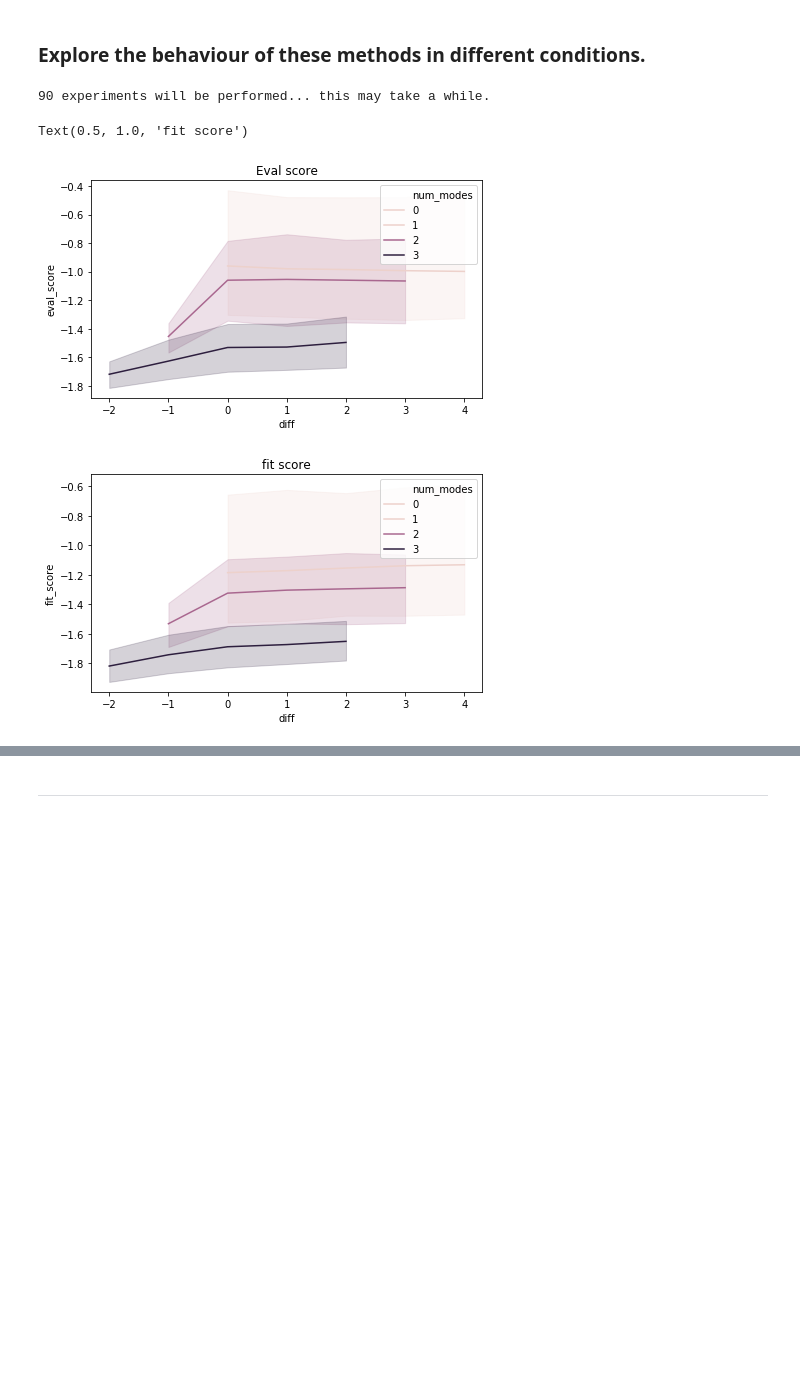
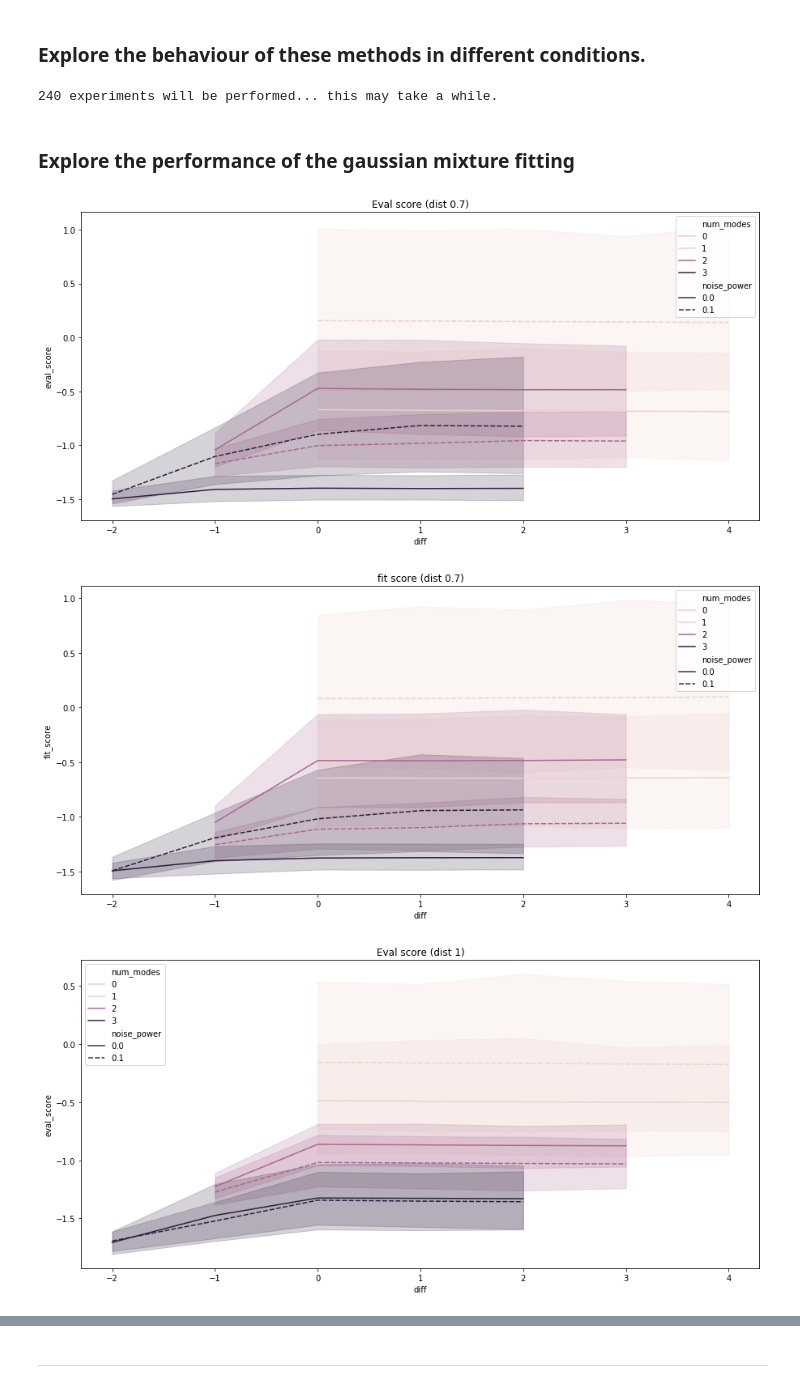
Before and after one commit to matiasdm/notes-on-deep-learning, a Jupyter notebook: notebooks/GaussianMixtureExtimation.ipynb, the cells around one changed output, grey strips where cells are left out. Drawn from its saved outputs; the diff is of its cells as text; code cells hidden in the pictures; blank space fills up the shorter version.

Commit message:
finish playing with the gaussian mixture model

```diff
--- a/notebooks/GaussianMixtureExtimation.ipynb
+++ b/notebooks/GaussianMixtureExtimation.ipynb
@@ -24,7 +24,7 @@ num_modes = 3  # number of modes in the data
 distance = 1  # min distance between the modes (the distance is with respect to the sdt., e.g., dist = 1 means a std)
 sigma = 1  # orther of magnitude for the std of each mode (the actual values are random, this sets only a order of magnitude)
 n = 1000  # number of observations for fitting/training (the number of test samples is large and fixed)
-noise_power = .5  # to the modes, a background of noise uniformly samples is added, this set the power.
+noise_power = .15  # to the modes, a background of noise uniformly samples is added, this set the power.
 # E.g. .9 means that 90% of the data is noise
 
 # Run the cells where "Experiment" class is defined prioir running this cell.
@@ -48,22 +48,21 @@ from tqdm import tqdm
 
 modes = [1,2,3]
 sigmas = [1]
-dists = [1]
-power_levels = [0, .15, .3]
+dists = [.7,1,1.3,2]
+power_levels = [0, .1]
 num_runs = 10
 n = 500
 
 print('{} experiments will be performed... this may take a while.'.format(len(modes)*len(sigmas)*len(dists)*len(power_levels)*num_runs))
 
-results = pd.DataFrame()
-
+results_gaussian = pd.DataFrame()
 for num_modes in tqdm(modes):
     for sigma in sigmas:
         for dist in dists:
             for power in power_levels:
                 for run in range(num_runs):
                     # Run the cells where "Experiment" class is defined prioir running this cell.
-                    experiment = Experiment(num_modes=num_modes, distance=dist, sigma=sigma, n=n, noise_power=noise_power)  # Init
+                    experiment = Experiment(num_modes=num_modes, distance=dist, sigma=sigma, n=n, noise_power=power)  # Init
                     experiment.simulate_data(verbose=0)
 
                     k_min = np.max([1, num_modes-3])
@@ -76,9 +75,27 @@ for num_modes in tqdm(modes):
 
                         new_result = pd.DataFrame({'num_modes':[num_modes], 'sigma':[sigma], 'dist':[dist], 'noise_power':[power],
                                                    'diff':[k-num_modes], 'fit_score':[fit_score], 'eval_score':[eval_score], 'run':[run]})
-                        results = pd.concat([results, new_result], ignore_index = True)
+                        results_gaussian = pd.concat([results_gaussian, new_result], ignore_index = True)
 
-# experiment.fit_unidip(p_val = 0.05, ntrials = 200, verbose=1)  # use unidip test and find the statistically significant modes.
-# print('Number of modes detected by Unidip {}'.format(experiment.dip_estimation.num_modes))  # print the num of modes detected.
+
+results_unidip = pd.DataFrame()
+p_vals = [0.01, 0.05, 0.1]
+
+for num_modes in tqdm(modes):
+    for sigma in sigmas:
+        for dist in dists:
+            for power in power_levels:
+                for run in range(num_runs):
+                    # Run the cells where "Experiment" class is defined prioir running this cell.
+                    experiment = Experiment(num_modes=num_modes, distance=dist, sigma=sigma, n=n, noise_power=power)  # Init
+                    experiment.simulate_data(verbose=0)
+
+                    for p_val in p_vals:
+                        experiment.fit_unidip(p_val = p_val, ntrials = 200, verbose=0)
+                        estimated_num_of_modes = experiment.dip_estimation.num_modes
+
+                        new_result = pd.DataFrame({'num_modes':[num_modes], 'sigma':[sigma], 'dist':[dist], 'noise_power':[power],
+                                                   'diff':[estimated_num_of_modes-num_modes], 'p_val':[p_val], 'run':[run]})
+                        results_unidip = pd.concat([results_unidip, new_result], ignore_index = True)
 # %% [output]
-90 experiments will be performed... this may take a while.
+240 experiments will be performed... this may take a while.
@@ -85,20 +106,22 @@ for num_modes in tqdm(modes):
+# %% [markdown]
+### Explore the performance of the gaussian mixture fitting
+# %%
+results_gaussian = pd.read_csv('../tmp/results_gaussian.csv')
+results_unidip = pd.read_csv('../tmp/results_unidip.csv')
 # %%
+for dist in dists:
+    auxdf = results_gaussian[results_gaussian['dist']==dist]
+    auxdf = auxdf[['diff', 'eval_score', 'num_modes','noise_power']]
+    plt.figure(figsize=[15,7])
+    ax = sns.lineplot(x="diff", y="eval_score", hue="num_modes", style='noise_power', data=auxdf)
+    plt.title('Eval score (dist {})'.format(dist))
 
-auxdf = results[['diff', 'eval_score', 'num_modes','noise_power']]
-plt.figure(figsize=[7,4])
-ax = sns.lineplot(x="diff", y="eval_score", hue="num_modes", style='noise_power' data=a)
-plt.title('Eval score')
-
-a = r[['diff', 'fit_score', 'num_modes']]
-plt.figure(figsize=[7,4])
-ax = sns.lineplot(x="diff", y="fit_score", hue="num_modes", style='noise_power', data=a)
-plt.title('fit score')
-
-# mean_score = a.groupby('diff').mean()
-# std_score = a.groupby('diff').std()
-
-# plt.plot(mean_score)
+    auxdf = results_gaussian[results_gaussian['dist']==dist]
+    auxdf = auxdf[['diff', 'fit_score', 'num_modes','noise_power']]
+    plt.figure(figsize=[15,7])
+    ax = sns.lineplot(x="diff", y="fit_score", hue="num_modes", style='noise_power', data=auxdf)
+    plt.title('fit score (dist {})'.format(dist))
 # %% [output]
-Text(0.5, 1.0, 'fit score')
-[figure, old version]
+[figure, new version]
-[figure, old version]
+[figure, new version]
+[figure, added]
```
Also changed, not shown: parts of 11 cells of this notebook.
